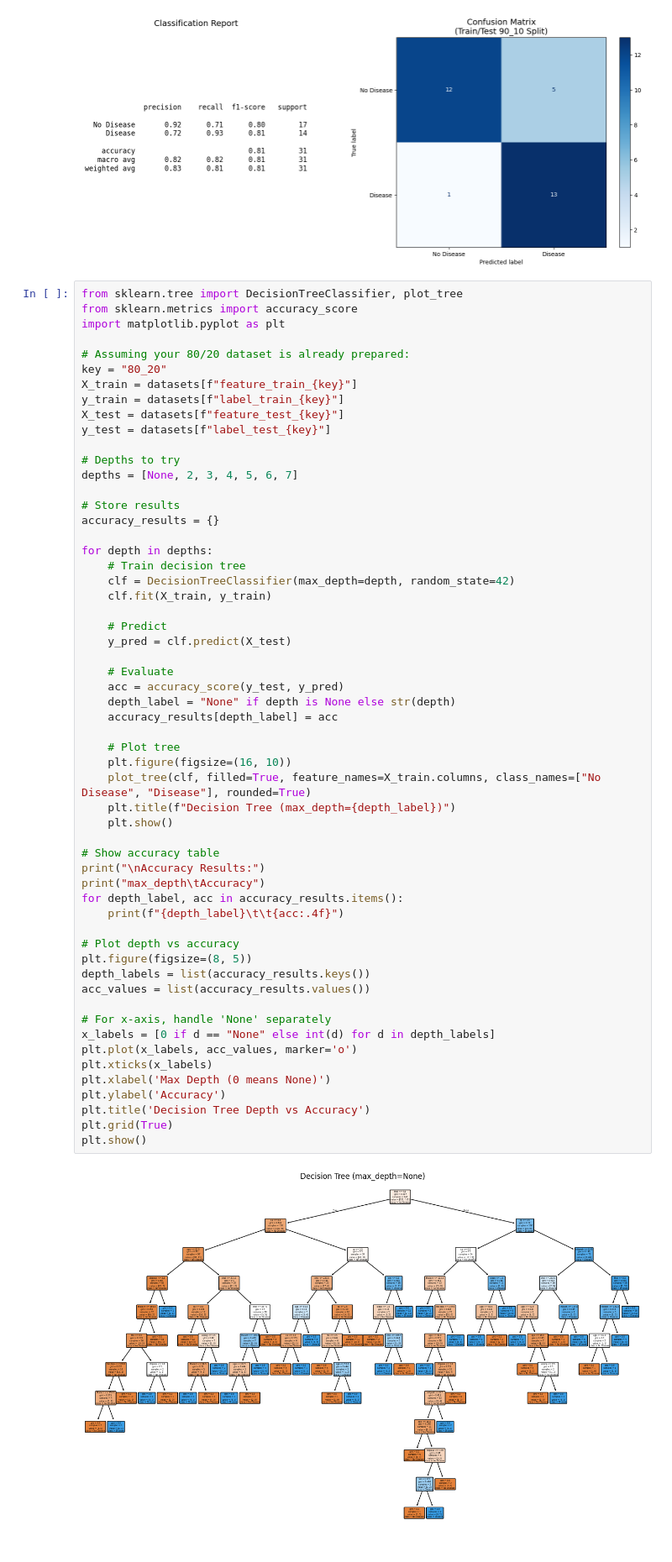
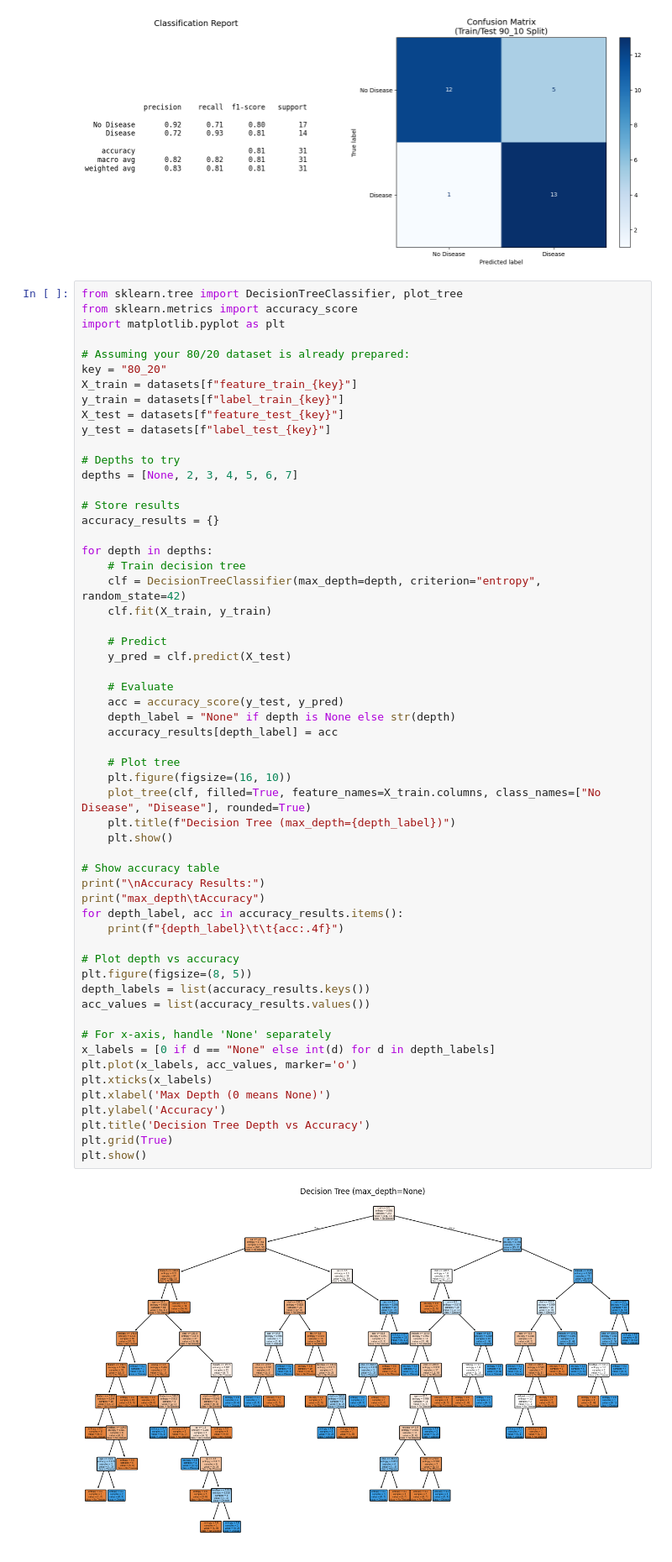
Before and after one commit to lazymingg/introAi-decision-tree, a Jupyter notebook: heart_disease.ipynb, the cells around one changed output. Shown at 84% size. Drawn from its saved outputs; the diff is of its cells as text.

Commit message:
Add entropy

```diff
--- a/heart_disease.ipynb
+++ b/heart_disease.ipynb
@@ -245,7 +245,7 @@ accuracy_results = {}
 
 for depth in depths:
     # Train decision tree
-    clf = DecisionTreeClassifier(max_depth=depth, random_state=42)
+    clf = DecisionTreeClassifier(max_depth=depth, criterion="entropy", random_state=42)
     clf.fit(X_train, y_train)
 
     # Predict
@@ -256,31 +256,31 @@ for depth in depths:
     depth_label = "None" if depth is None else str(depth)
     accuracy_results[depth_label] = acc
 
     # Plot tree
     plt.figure(figsize=(16, 10))
     plot_tree(clf, filled=True, feature_names=X_train.columns, class_names=["No Disease", "Disease"], rounded=True)
     plt.title(f"Decision Tree (max_depth={depth_label})")
     plt.show()
 
 # Show accuracy table
 print("\nAccuracy Results:")
 print("max_depth\tAccuracy")
 for depth_label, acc in accuracy_results.items():
     print(f"{depth_label}\t\t{acc:.4f}")
 
 # Plot depth vs accuracy
 plt.figure(figsize=(8, 5))
 depth_labels = list(accuracy_results.keys())
 acc_values = list(accuracy_results.values())
 
 # For x-axis, handle 'None' separately
 x_labels = [0 if d == "None" else int(d) for d in depth_labels]
 plt.plot(x_labels, acc_values, marker='o')
 plt.xticks(x_labels)
 plt.xlabel('Max Depth (0 means None)')
 plt.ylabel('Accuracy')
 plt.title('Decision Tree Depth vs Accuracy')
 plt.grid(True)
 plt.show()
 # %% [output]
-[figure, old version]
+[figure, new version]
```
Also changed, not shown: parts of 1 cell of this notebook, 2 other files.
